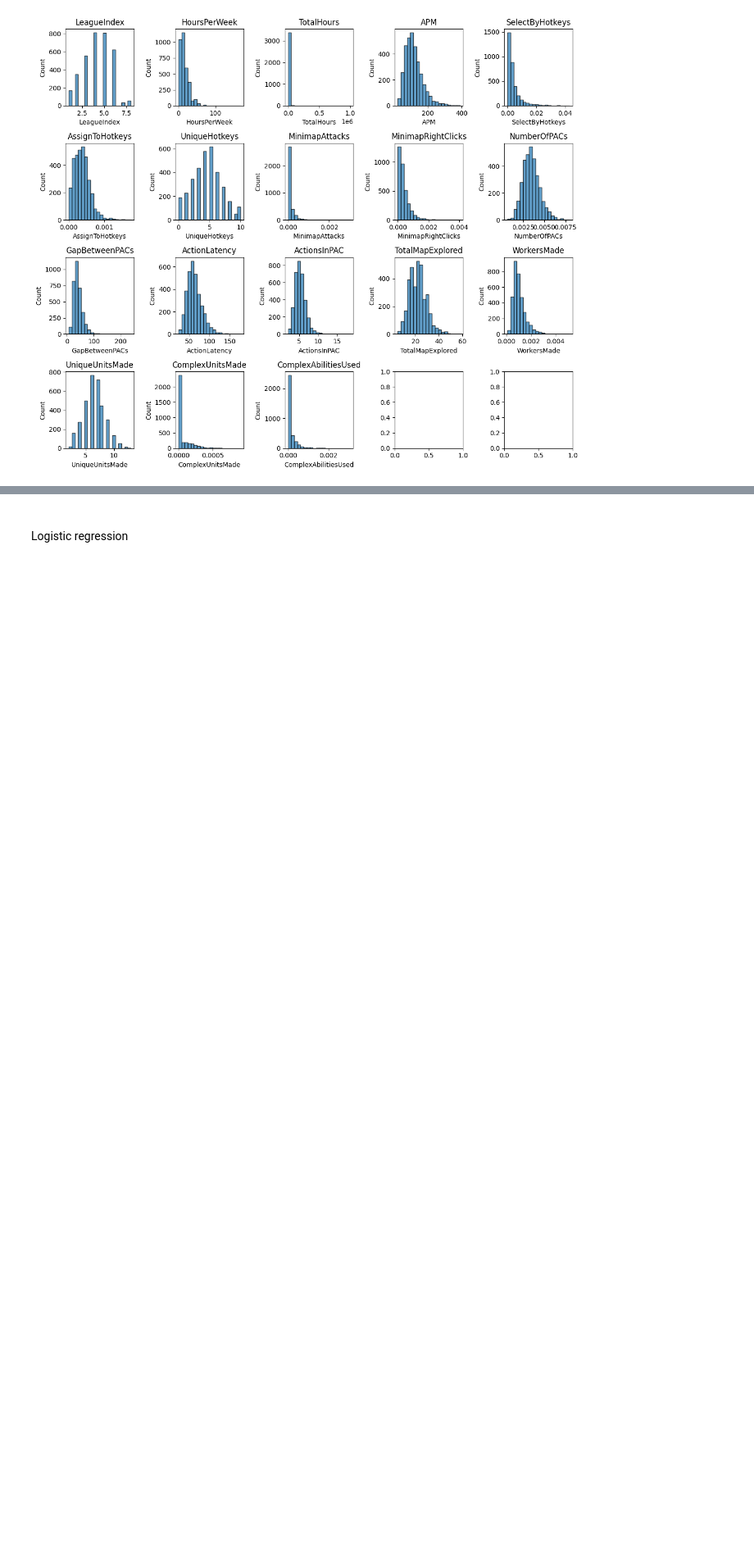
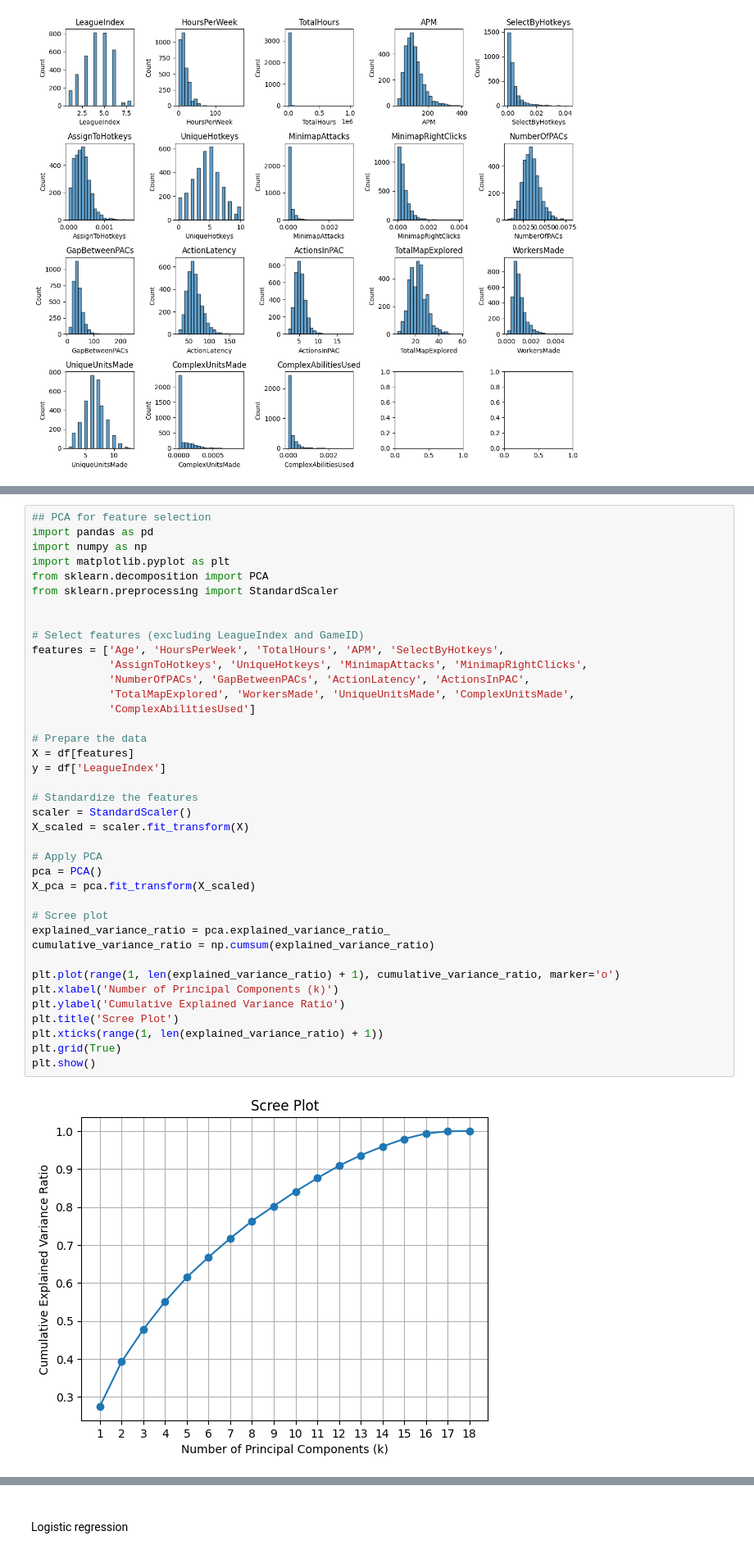
Before and after one commit to RobertChen9520/Assessment_Evil-Geniuses, a Jupyter notebook: assessment.ipynb, the cells around one changed output, grey strips where cells are left out. Shown at 82% size. Drawn from its saved outputs; the diff is of its cells as text; blank space fills up the shorter version.

```diff
--- a/assessment.ipynb
+++ b/assessment.ipynb
@@ -348,0 +430,41 @@ plt.show()
+# %%
+## PCA for feature selection
+import pandas as pd
+import numpy as np
+import matplotlib.pyplot as plt
+from sklearn.decomposition import PCA
+from sklearn.preprocessing import StandardScaler
+
+
+# Select features (excluding LeagueIndex and GameID)
+features = ['Age', 'HoursPerWeek', 'TotalHours', 'APM', 'SelectByHotkeys',
+            'AssignToHotkeys', 'UniqueHotkeys', 'MinimapAttacks', 'MinimapRightClicks',
+            'NumberOfPACs', 'GapBetweenPACs', 'ActionLatency', 'ActionsInPAC',
+            'TotalMapExplored', 'WorkersMade', 'UniqueUnitsMade', 'ComplexUnitsMade',
+            'ComplexAbilitiesUsed']
+
+# Prepare the data
+X = df[features]
+y = df['LeagueIndex']
+
+# Standardize the features
+scaler = StandardScaler()
+X_scaled = scaler.fit_transform(X)
+
+# Apply PCA
+pca = PCA()
+X_pca = pca.fit_transform(X_scaled)
+
+# Scree plot
+explained_variance_ratio = pca.explained_variance_ratio_
+cumulative_variance_ratio = np.cumsum(explained_variance_ratio)
+
+plt.plot(range(1, len(explained_variance_ratio) + 1), cumulative_variance_ratio, marker='o')
+plt.xlabel('Number of Principal Components (k)')
+plt.ylabel('Cumulative Explained Variance Ratio')
+plt.title('Scree Plot')
+plt.xticks(range(1, len(explained_variance_ratio) + 1))
+plt.grid(True)
+plt.show()
+# %% [output]
+[figure, added]
```
Also changed, not shown: parts of 39 cells of this notebook, 2 other files.
